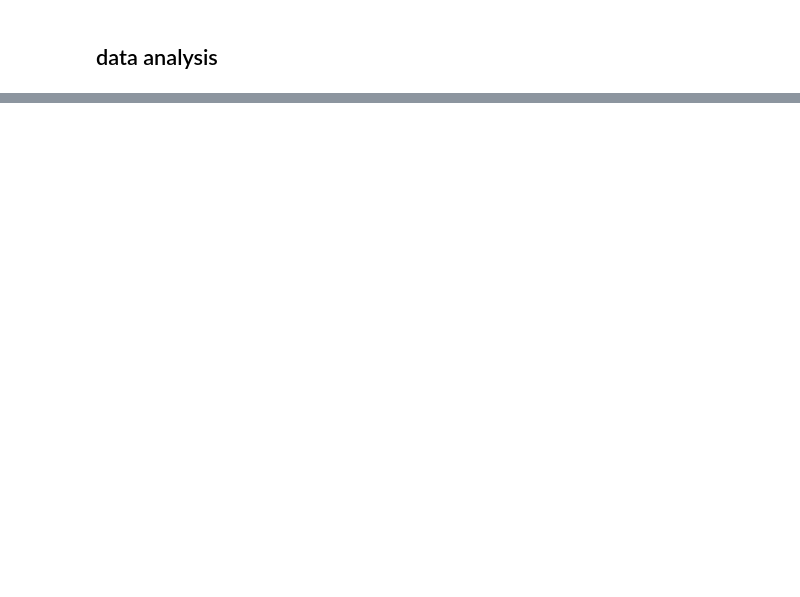
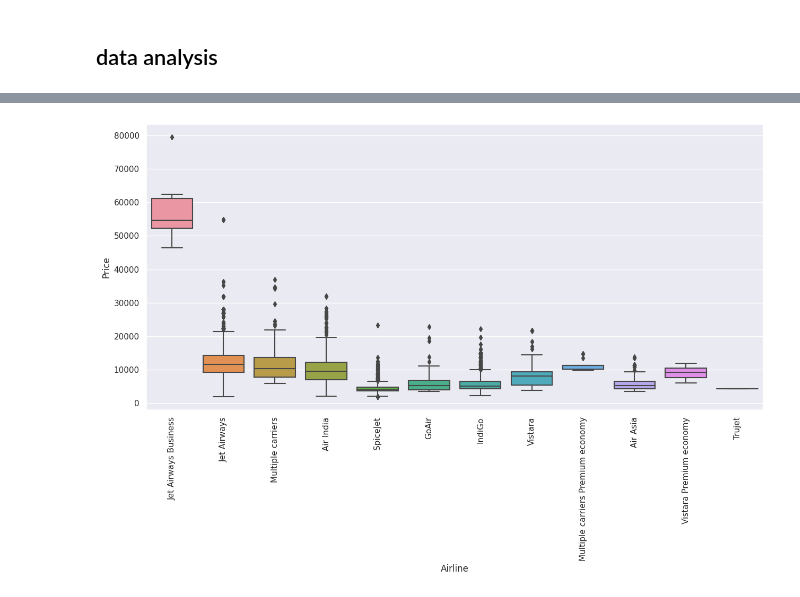
Before and after one commit to kidnixt/fare-of-airline-tickets, a Jupyter notebook: flight_prediction.ipynb, the cells around one changed output, grey strips where cells are left out. Drawn from its saved outputs; the diff is of its cells as text; code cells hidden in the pictures; blank space fills up the shorter version.

```diff
--- a/flight_prediction.ipynb
+++ b/flight_prediction.ipynb
@@ -203,0 +267,7 @@ Index(['Airline', 'Source', 'Destination', 'Route', 'Duration', 'Total_Stops',
+# %%
+sns.set(rc={'figure.figsize':(15,7)})
+sns.boxplot(x='Airline',y='Price',data=data.sort_values('Price',ascending=False))
+plt.xticks(rotation=90)
+plt.show()
+# %% [output]
+[figure, added]
```
Also changed, not shown: parts of 10 cells of this notebook.
